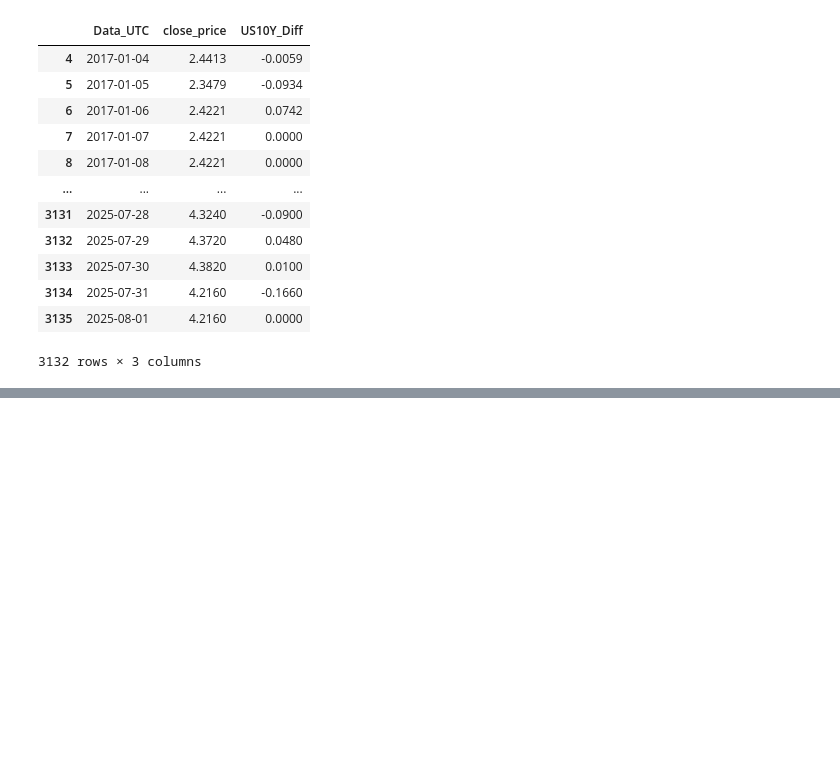
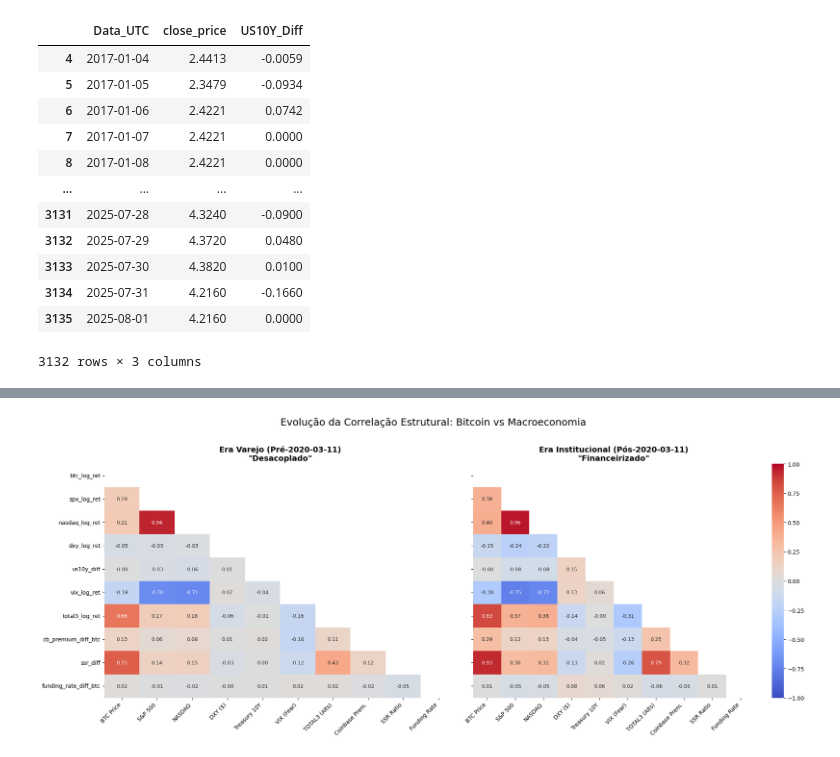
Before and after one commit to felipebaia/mba_dsa_usp_esalq, a Jupyter notebook: TCC/src/heatmaps.ipynb, the cells around one changed output, grey strips where cells are left out. Cells and saved outputs as stored; diff of their text form; code cells hidden in the pictures; blank space fills up the shorter version.

```diff
--- a/TCC/src/heatmaps.ipynb
+++ b/TCC/src/heatmaps.ipynb
@@ -181,0 +260,73 @@ plt.show()
+# %%
+import matplotlib.pyplot as plt
+import seaborn as sns
+import numpy as np
+
+# ==============================================================================
+# SELEÇÃO DO "DREAM TEAM" DE VARIÁVEIS
+# ==============================================================================
+# Selecionamos apenas as variáveis que validam a tese de Financeirização
+# Target: btc_log_ret
+cols_dream_team = [
+    'btc_log_ret',              # O ALVO (Preço)
+    'spx_log_ret',              # S&P 500 (Risco Global)
+    'nasdaq_log_ret',              # NASDAQ (Setor Tech)
+    'dxy_log_ret',            # Dólar (Liquidez Fiat)
+    'us10y_diff',               # Juros (Custo de Oportunidade)
+    'vix_log_ret',              # VIX (Medo)
+    'total3_log_ret',           # Altcoins (Apetite de Risco Crypto)
+    'cb_premium_diff_btc',      # Institucional (Coinbase)
+    'ssr_diff',                 # Stablecoin Supply (Pólvora Seca)
+    'funding_rate_diff_btc'     # Alavancagem Especulativa
+]
+
+# Títulos amigáveis para o Gráfico (Opcional, mas fica lindo no TCC)
+labels_amigaveis = [
+    'BTC Price', 'S&P 500', 'NASDAQ', 'DXY ($)', 'Treasury 10Y',
+    'VIX (Fear)', 'TOTAL3 (Alts)', 'Coinbase Prem.', 'SSR Ratio', 'Funding Rate'
+]
+
+# ==============================================================================
+# PREPARAÇÃO DOS DADOS
+# ==============================================================================
+
+df_clean = df_features[cols_dream_team].copy()
+
+# Dividir os dados temporalmente
+df_varejo = df_clean.loc[:DATA_DIVISAO_ERA]
+df_institucional = df_clean.loc[DATA_DIVISAO_ERA:]
+
+# Calcular Matrizes de Correlação (Pearson)
+corr_varejo = df_varejo.corr()
+corr_institucional = df_institucional.corr()
+
+# ==============================================================================
+# PLOTAGEM COM MÁSCARA (Visual Limpo)
+# ==============================================================================
+
+# Criar máscara para esconder o triângulo superior (evita informação duplicada)
+mask_varejo = np.triu(np.ones_like(corr_varejo, dtype=bool))
+mask_inst = np.triu(np.ones_like(corr_institucional, dtype=bool))
+
+fig, axes = plt.subplots(1, 2, figsize=(20, 8), sharey=True)
+
+# Heatmap 1: Era Varejo
+sns.heatmap(corr_varejo, ax=axes[0], mask=mask_varejo, annot=True,
+            cmap='coolwarm', vmin=-1, vmax=1, fmt=".2f",
+            cbar=False, annot_kws={"size": 9})
+axes[0].set_title(f'Era Varejo (Pré-{DATA_DIVISAO_ERA})\n"Desacoplado"', fontsize=14, fontweight='bold')
+axes[0].set_xticklabels(labels_amigaveis, rotation=45, ha='right')
+axes[0].set_yticklabels(labels_amigaveis, rotation=0)
+
+# Heatmap 2: Era Institucional
+sns.heatmap(corr_institucional, ax=axes[1], mask=mask_inst, annot=True,
+            cmap='coolwarm', vmin=-1, vmax=1, fmt=".2f",
+            cbar=True, annot_kws={"size": 9})
+axes[1].set_title(f'Era Institucional (Pós-{DATA_DIVISAO_ERA})\n"Financeirizado"', fontsize=14, fontweight='bold')
+axes[1].set_xticklabels(labels_amigaveis, rotation=45, ha='right')
+
+plt.suptitle('Evolução da Correlação Estrutural: Bitcoin vs Macroeconomia', fontsize=18, y=1.02)
+plt.tight_layout()
+plt.show()
+# %% [output]
+[figure, added]
```
Also changed, not shown: parts of 5 cells of this notebook, 12 other files.
